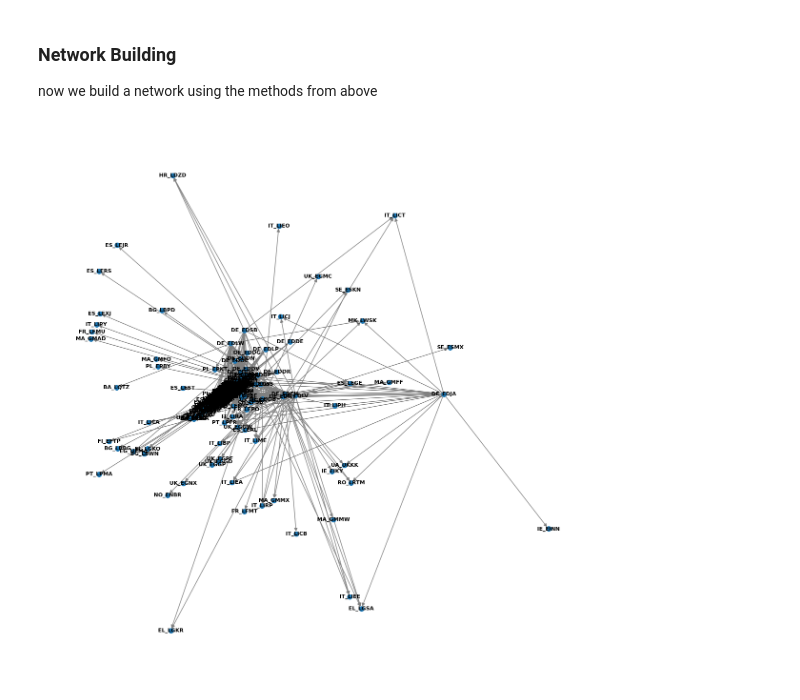
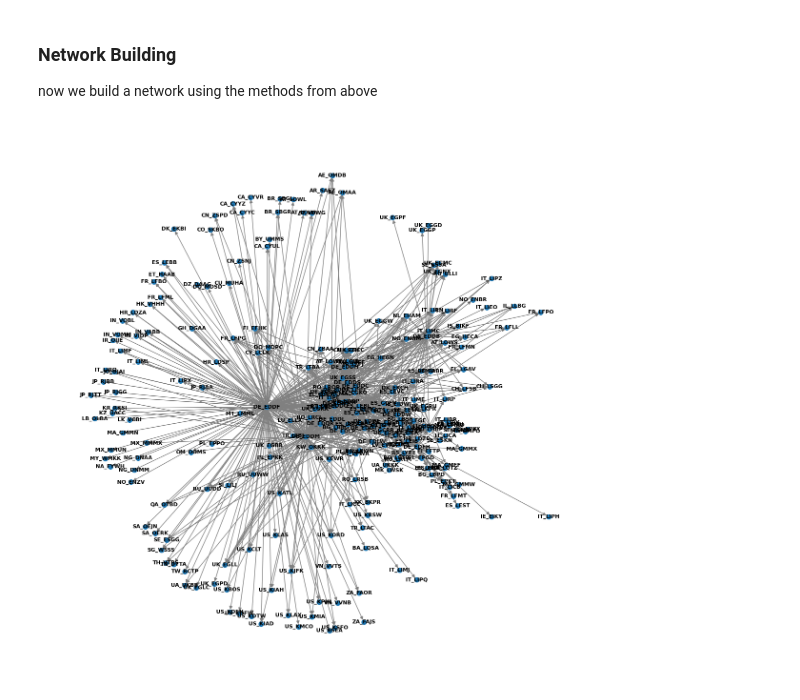
Before and after one commit to domin7k/social_network_analysis, a Jupyter notebook: airtrafic.ipynb, the cells around one changed output. Drawn from its saved outputs; the diff is of its cells as text; code cells hidden in the pictures.

Commit message:
add basic graph creation

```diff
--- a/airtrafic.ipynb
+++ b/airtrafic.ipynb
@@ -78,5 +78,24 @@ avia_par_countries = [
 ]
+# %%
+USE_CACHED_DATABASE = True
+
+def get_data_df_cached(country):
+    if USE_CACHED_DATABASE:
+        if not os.path.exists("cache"):
+            os.makedirs("cache")
+        cache_file = f"cache/avia_par_{country}.pickle"
+        if os.path.exists(cache_file):
+            print(f"Loading cached data for {country}...")
+            return pd.read_pickle(cache_file)
+        else:
+            print(f"No cached data found for {country}.")
+            df = eurostat.get_data_df(f"avia_par_{country}")
+            df.to_pickle(cache_file)
+            return df
+    else:
+        df = eurostat.get_data_df(f"avia_par_{country}")
+        return df
 # %%
-data = eurostat.get_data_df("avia_par_de")
+data = get_data_df_cached("de")
 data.head(10)
 # %% [output]
@@ -231,42 +251,42 @@ Name: airp_pr\TIME_PERIOD, dtype: object
 now we build a network using the methods from above
 # %%
 AGGREGATE = True
-INVERSE_WEIGHT = True
-USE_CACHED_GRAPH = True
+INVERSE_WEIGHT = False
+USE_CACHED_GRAPH = False
 # %%
 G_TEST = nx.DiGraph()
 
 def add_to_graph(graph, df):
     for _, row in df.iterrows():
         first = "_".join(row['airp_pr\\TIME_PERIOD'].split("_", 2)[:2])
         second = "_".join(row['airp_pr\\TIME_PERIOD'].split("_", 2)[2:])
         if AGGREGATE:
             amount = row.filter(regex=r'^\d{4}-\d\d$').sum()
             if amount == 0 or pd.isna(amount):
                 continue
             else:
                 weight = 1 / amount if INVERSE_WEIGHT else amount
         else:
             raise NotImplementedError("Non-aggregate mode not implemented yet, scusi")
 
         # skip edges with no meaningful weight to reduce clutter
         if pd.isna(weight) or weight == 0:
             continue
 
-        G.add_edge(first, second, weight=weight)
+        graph.add_edge(first, second, weight=weight)
 
 add_to_graph(G_TEST, d1)
 
 # compute positions for all nodes once to avoid "no position" errors
 pos = nx.kamada_kawai_layout(G_TEST)
 
 fig, ax = plt.subplots(1, 1, figsize=(15, 15))
 
 # nx.draw expects a single Axes object, not an array -> use ax[0]
 nx.draw(G_TEST, pos=pos, ax=ax, with_labels=True, font_weight='bold', node_size=50, font_size=8, edge_color='gray')
 
 plt.show()
 # %% [output]
-[figure, old version]
+[figure, new version]
 # %%
 ## iterate over countries and add them to the graph
```
Also changed, not shown: parts of 7 cells of this notebook.
